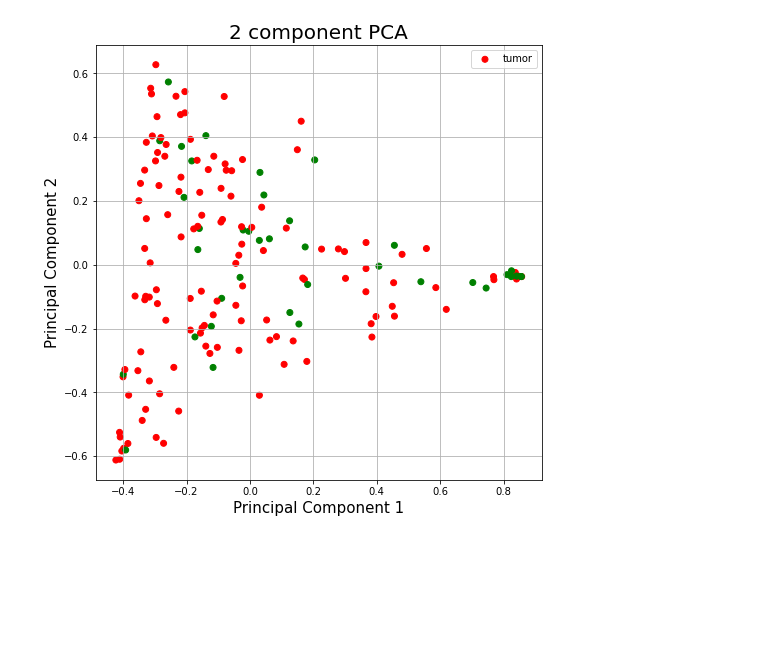
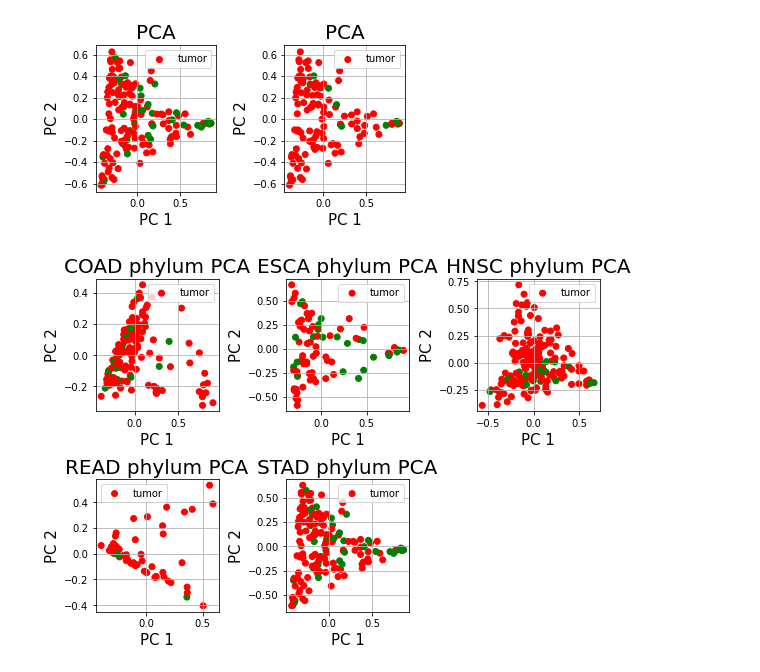
Before and after one commit to GdePaulo/Host-Microbial-Omics-Integration, a Jupyter notebook: visualization.ipynb, the cells around one changed output. Saved outputs shown, nothing was run; the diff lists cells and outputs as text; code cells hidden in the pictures; blank space fills up the shorter version.

Commit message:
Add PCA visualizations for all TCMA phylum samples

```diff
--- a/visualization.ipynb
+++ b/visualization.ipynb
@@ -22,6 +24,24 @@ def getPCA(x):
     pcs = pca.fit_transform(x)
     pc_df = pd.DataFrame(data = pcs, columns = ['principal component 1', 'principal component 2'])
     return pc_df
+
+def plotScatter(X, Y, titles=["PCA" for x in range(len(X))], filename=""):
+    fig = plt.figure(figsize = (8,8))
+
+    for i in range(0, len(X)):
+        ax = fig.add_subplot(3,3,(i+1))
+        ax.set_xlabel('PC 1', fontsize = 15)
+        ax.set_ylabel('PC 2', fontsize = 15)
+        ax.set_title(titles[i], fontsize = 20)
+        targets = ['tumor']
+        colors = ['g', 'r']
+        ax.scatter(X[i].iloc[:, 0].values, X[i].iloc[:, 1].values, c=Y[i].values, cmap=matplotlib.colors.ListedColormap(colors))
+        ax.legend(targets)
+        ax.grid()
+    plt.tight_layout()
+    if filename:
+        plt.savefig(filename, transparent=False, facecolor="white")
+
 x, y = splitData(d, "tumor")
 mb_all_x, mb_all_y = splitData(b, "tumor")
 d_ge = x.drop(x.columns[range(0,11)], axis=1)
@@ -47,22 +67,23 @@ Index(['Bacteroidetes', 'Proteobacteria', 'Firmicutes', 'Fusobacteria',
 pc_df = getPCA(d_ge)
 pc_df_mb = getPCA(d_mb)
 pc_df_mb_all = getPCA(mb_all_x)
-# %%
-# final_df = pd.concat([pc_df, ])
-import matplotlib
-import matplotlib.pyplot as plt
-fig = plt.figure(figsize = (8,8))
-ax = fig.add_subplot(1,1,1)
-ax.set_xlabel('Principal Component 1', fontsize = 15)
-ax.set_ylabel('Principal Component 2', fontsize = 15)
-ax.set_title('2 component PCA', fontsize = 20)
-targets = ['tumor']
-colors = ['g', 'r']
-# print(pc_df.iloc[:, 1].values)
-# plt.scatter(pc_df.iloc[:, 0].values, pc_df.iloc[:, 1].values, c=y.values, cmap=matplotlib.colors.ListedColormap(colors))
-# plt.scatter(pc_df_mb.iloc[:, 0].values, pc_df_mb.iloc[:, 1].values, c=y.values, cmap=matplotlib.colors.ListedColormap(colors))
-plt.scatter(pc_df_mb_all.iloc[:, 0].values, pc_df_mb_all.iloc[:, 1].values, c=mb_all_y.values, cmap=matplotlib.colors.ListedColormap(colors))
-ax.legend(targets)
-ax.grid()
-# %% [output]
-[figure, removed]
+# %%
+# final_df = pd.concat([pc_df, ])
+plotScatter([pc_df_mb_all, pc_df_mb], [mb_all_y, y])
+# %% [output]
+[figure, added]
+# %%
+tcma_cancer_type = ["COAD", "ESCA", "HNSC", "READ", "STAD"]
+X = []
+Y = []
+titles = []
+for c in tcma_cancer_type:
+    b = pd.read_csv(f'Data/{c}/Microbial/bacteria.sample.relabund.phylum.txt', delimiter = "\t", index_col=0).T
+    b["tumor"] = b.apply(lambda row: 1 if re.search(r"[0]..$",row.name) else 0, axis=1)
+    x, y = splitData(b, "tumor")
+    X.append(getPCA(x))
+    Y.append(y)
+    titles.append(f"{c} phylum PCA")
+plotScatter(X, Y, titles, "Visual/TCMA_Phylum_PCA.png")
+# %% [output]
+[figure, added]
```
Also changed, not shown: parts of 1 cell of this notebook, 2 other files.
